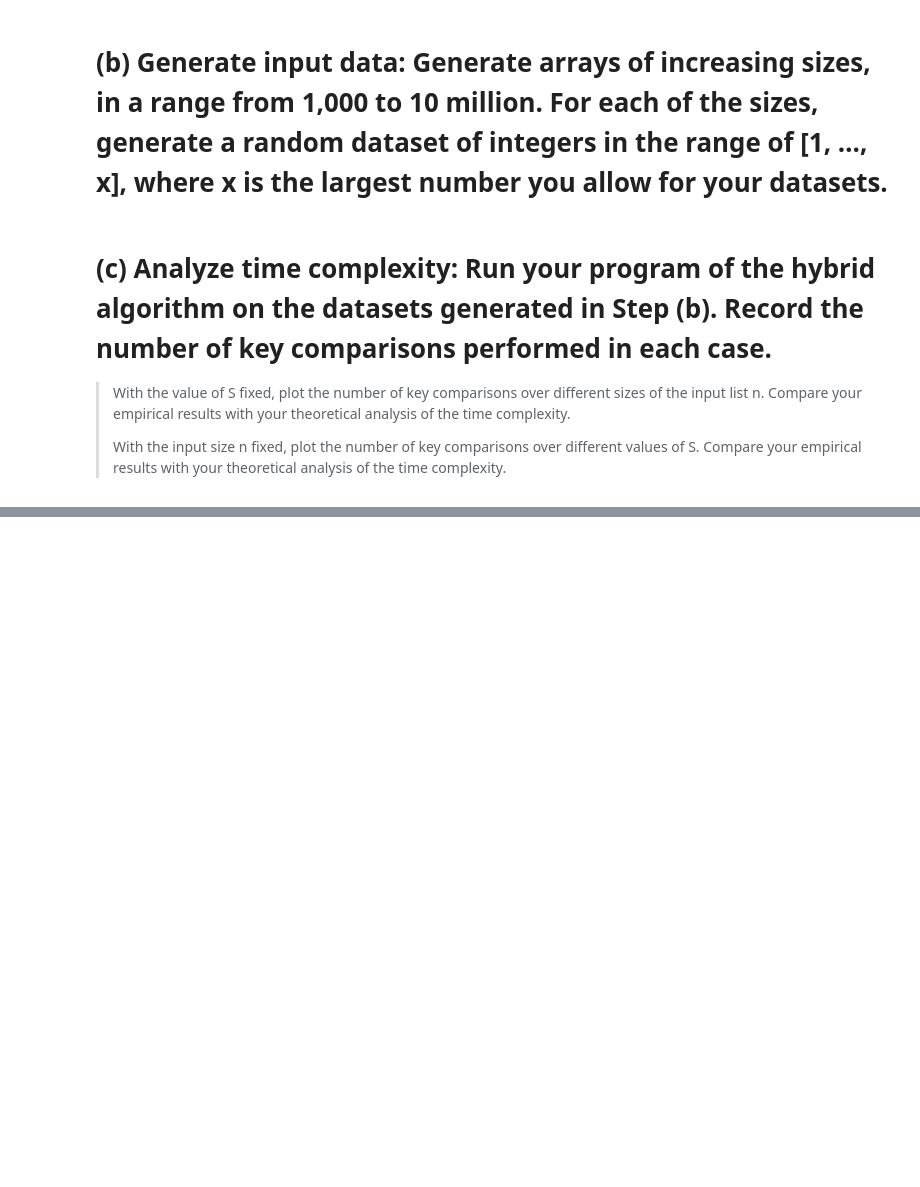
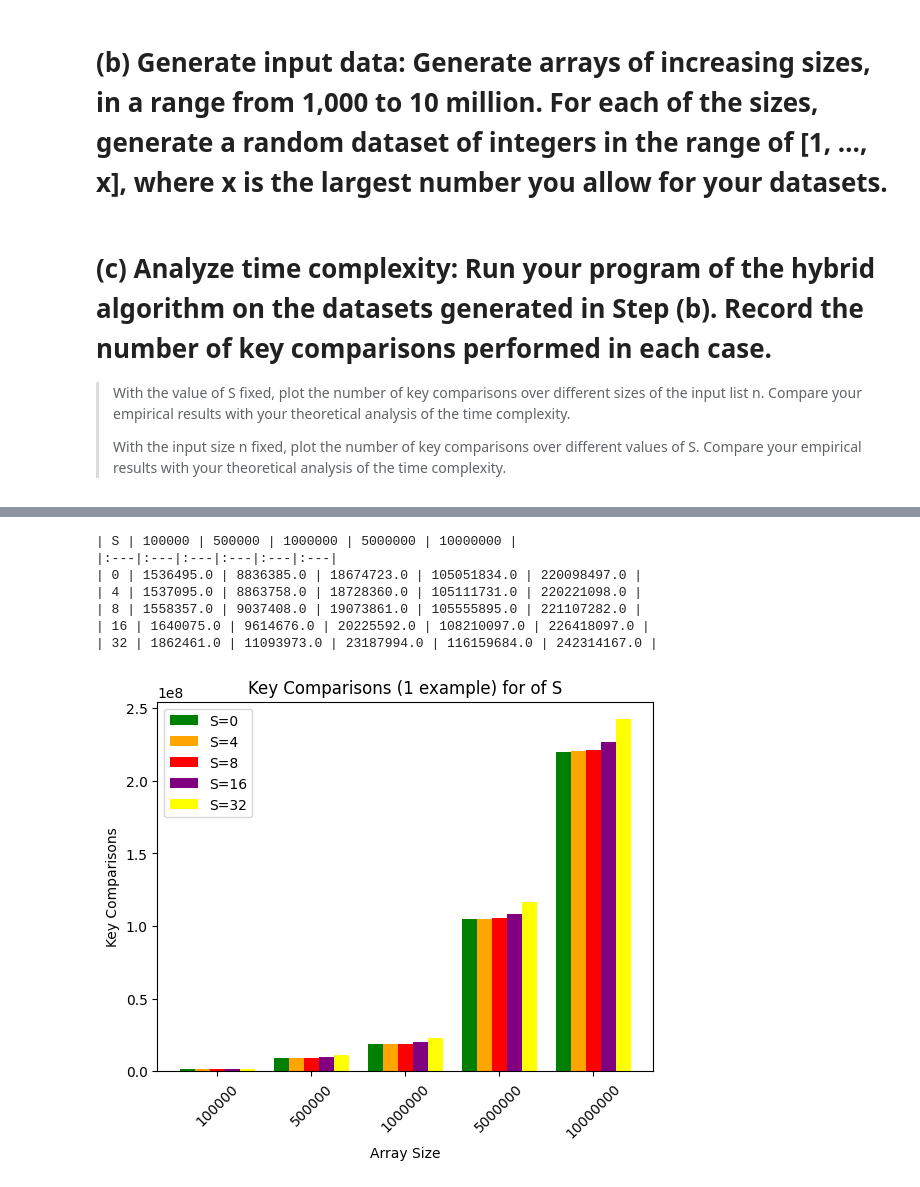
Before and after one commit to Acrylic125/sc2001-lab, a Jupyter notebook: lab1/sorting.ipynb, the cells around one changed output, grey strips where cells are left out. Drawn from its saved outputs; the diff is of its cells as text; code cells hidden in the pictures; blank space fills up the shorter version.

```diff
--- a/lab1/sorting.ipynb
+++ b/lab1/sorting.ipynb
@@ -256,0 +291,30 @@ plt.show()
+# %%
+categories = [f"{d["size"]}" for d in dataset_2]
+
+x = np.arange(len(categories))
+width = 0.8 / len(tests_2)
+
+print(f"| S | {" | ".join(categories)} |")
+print(f"|:---|{':---|' * len(categories)}")
+for i, test in enumerate(tests_2):
+    offset = (i - (len(tests_2) - 1) / 2) * width
+    plt.bar(x + offset, test['comparisons'], width, label=f'S={test["S"]}', color=test['color'])
+    comparisons_str = [str(comp) for comp in test['comparisons']]
+    print(f"| {test['S']} | {' | '.join(comparisons_str)} |")
+
+plt.xlabel('Array Size')
+plt.ylabel('Key Comparisons')
+plt.title('Key Comparisons (1 example) for of S')
+plt.xticks(x, categories)
+plt.xticks(rotation=45)
+plt.legend()
+plt.show()
+# %% [output]
+| S | 100000 | 500000 | 1000000 | 5000000 | 10000000 |
+|:---|:---|:---|:---|:---|:---|
+| 0 | 1536495.0 | 8836385.0 | 18674723.0 | 105051834.0 | 220098497.0 |
+| 4 | 1537095.0 | 8863758.0 | 18728360.0 | 105111731.0 | 220221098.0 |
+| 8 | 1558357.0 | 9037408.0 | 19073861.0 | 105555895.0 | 221107282.0 |
+| 16 | 1640075.0 | 9614676.0 | 20225592.0 | 108210097.0 | 226418097.0 |
+| 32 | 1862461.0 | 11093973.0 | 23187994.0 | 116159684.0 | 242314167.0 |
+[figure, added]
```
Also changed, not shown: parts of 33 cells of this notebook.
